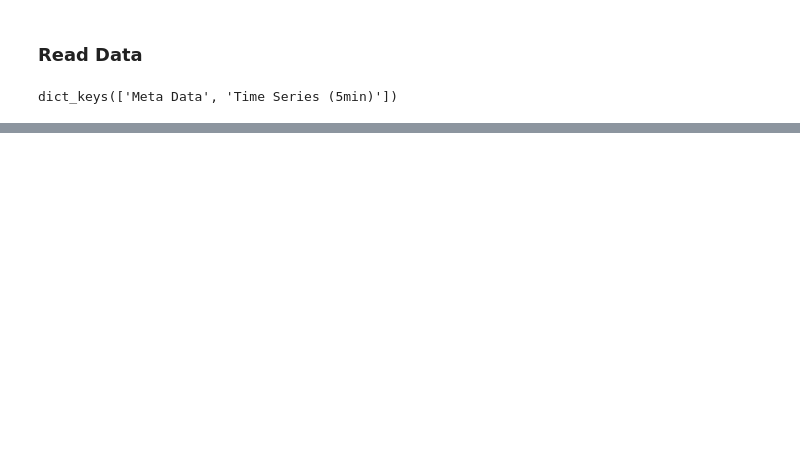
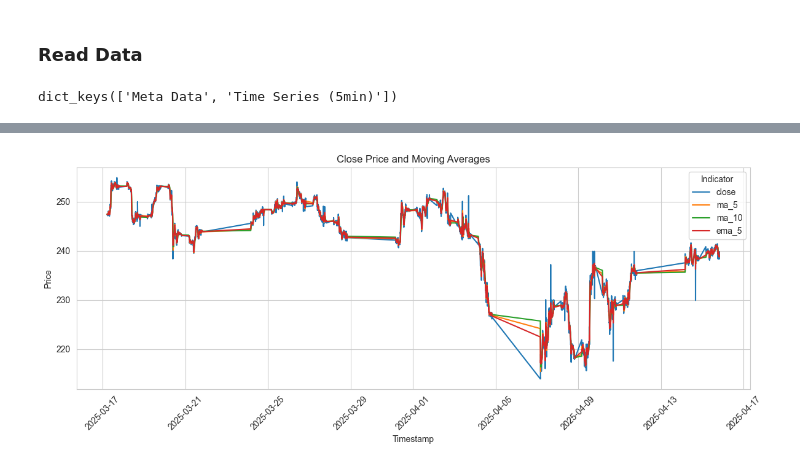
Before and after one commit to yordanoswuletaw/future-market, a Jupyter notebook: notebooks/stock_data_eda.ipynb, the cells around one changed output, grey strips where cells are left out. Cells and saved outputs as stored; diff of their text form; code cells hidden in the pictures; blank space fills up the shorter version.

```diff
--- a/notebooks/stock_data_eda.ipynb
+++ b/notebooks/stock_data_eda.ipynb
@@ -143,0 +181,20 @@ os.cpu_count()
+# %%
+# Calculate moving averages for 5, 10, and 15 periods
+df['ma_5'] = df['close'].rolling(window=5).mean()
+df['ma_10'] = df['close'].rolling(window=10).mean()
+df['ema_5'] = df['close'].ewm(span=5, adjust=False).mean()
+
+# Melt the DataFrame for easier line plot comparisons with Seaborn
+ma_df = df[['close', 'ma_5', 'ma_10', 'ema_5']].dropna().reset_index()
+ma_df_melt = ma_df.melt(id_vars='timestamp', var_name='Indicator', value_name='Price')
+
+plt.figure(figsize=(12,5))
+sns.lineplot(x='timestamp', y='Price', hue='Indicator', data=ma_df_melt)
+plt.title("Close Price and Moving Averages")
+plt.xlabel("Timestamp")
+plt.ylabel("Price")
+plt.xticks(rotation=45)
+plt.tight_layout()
+plt.show()
+# %% [output]
+[figure, added]
```
Also changed, not shown: parts of 32 cells of this notebook, 12 other files.
